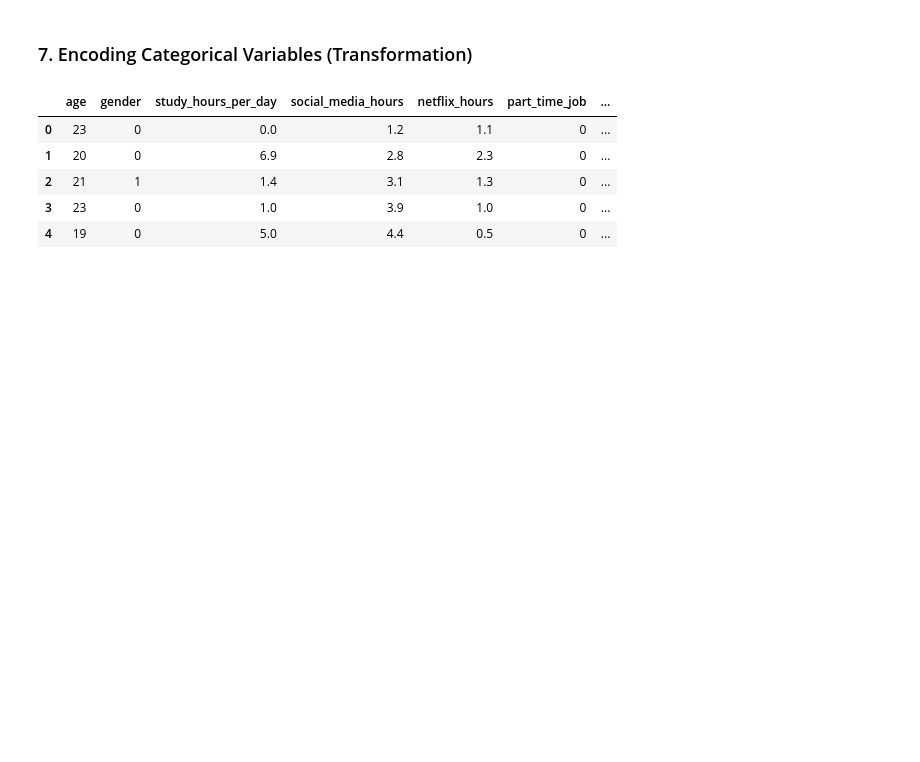
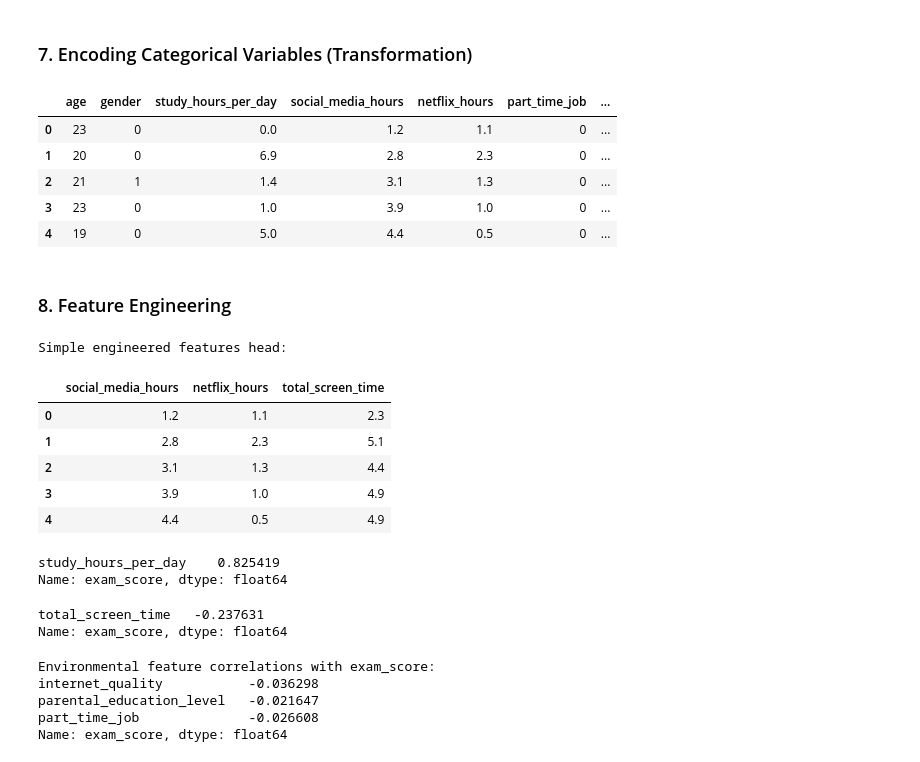
Before and after one commit to eceorenler/DM4Edu, a Jupyter notebook: main.ipynb, the cells around one changed output. Drawn from its saved outputs; the diff is of its cells as text; code cells hidden in the pictures; blank space fills up the shorter version.

Commit message:
added feature engineering

```diff
--- a/main.ipynb
+++ b/main.ipynb
@@ -263,3 +263,47 @@ df_encoded.head()
 | 2 | 21 | 1 | 1.4 | 3.1 | 1.3 | 0 | ... |
 | 3 | 23 | 0 | 1.0 | 3.9 | 1.0 | 0 | ... |
 | 4 | 19 | 0 | 5.0 | 4.4 | 0.5 | 0 | ... |
+# %% [markdown]
+### 8. Feature Engineering
+# %%
+df_fe = df_encoded.copy()
+# %%
+#New feature: total_screen_time as the sum of social_media_hours and netflix_hours
+
+df_fe["total_screen_time"] = df_fe["social_media_hours"] + df_fe["netflix_hours"]
+# %%
+print("\nSimple engineered features head:")
+
+display(df_fe[[
+
+    "social_media_hours",
+    "netflix_hours",
+    "total_screen_time",
+
+]].head())
+# %% [output]
+Simple engineered features head:
+|  | social_media_hours | netflix_hours | total_screen_time |
+| 0 | 1.2 | 1.1 | 2.3 |
+| 1 | 2.8 | 2.3 | 5.1 |
+| 2 | 3.1 | 1.3 | 4.4 |
+| 3 | 3.9 | 1.0 | 4.9 |
+| 4 | 4.4 | 0.5 | 4.9 |
+# %%
+# Correlations between study_hours_per_day and exam_score
+
+corr_study_exam = df_fe[["study_hours_per_day"] + ["exam_score"]].corr()["exam_score"].drop("exam_score")
+
+print(corr_study_exam)
+# %% [output]
+study_hours_per_day    0.825419
+Name: exam_score, dtype: float64
+# %%
+# Correlations between behavior-related features and exam_score
+
+corr_screen_exam = df_fe[["total_screen_time"] + ["exam_score"]].corr()["exam_score"].drop("exam_score")
+
+print(corr_screen_exam)
+# %% [output]
+total_screen_time   -0.237631
+Name: exam_score, dtype: float64
@@ -265,0 +316,11 @@ df_encoded.head()
+# %%
+env_corr = df_fe[env_features + ["exam_score"]].corr()["exam_score"].drop("exam_score")
+
+print("\nEnvironmental feature correlations with exam_score:")
+print(env_corr)
+# %% [output]
+Environmental feature correlations with exam_score:
+internet_quality           -0.036298
+parental_education_level   -0.021647
+part_time_job              -0.026608
+Name: exam_score, dtype: float64
```
Also changed, not shown: parts of 7 cells of this notebook.
